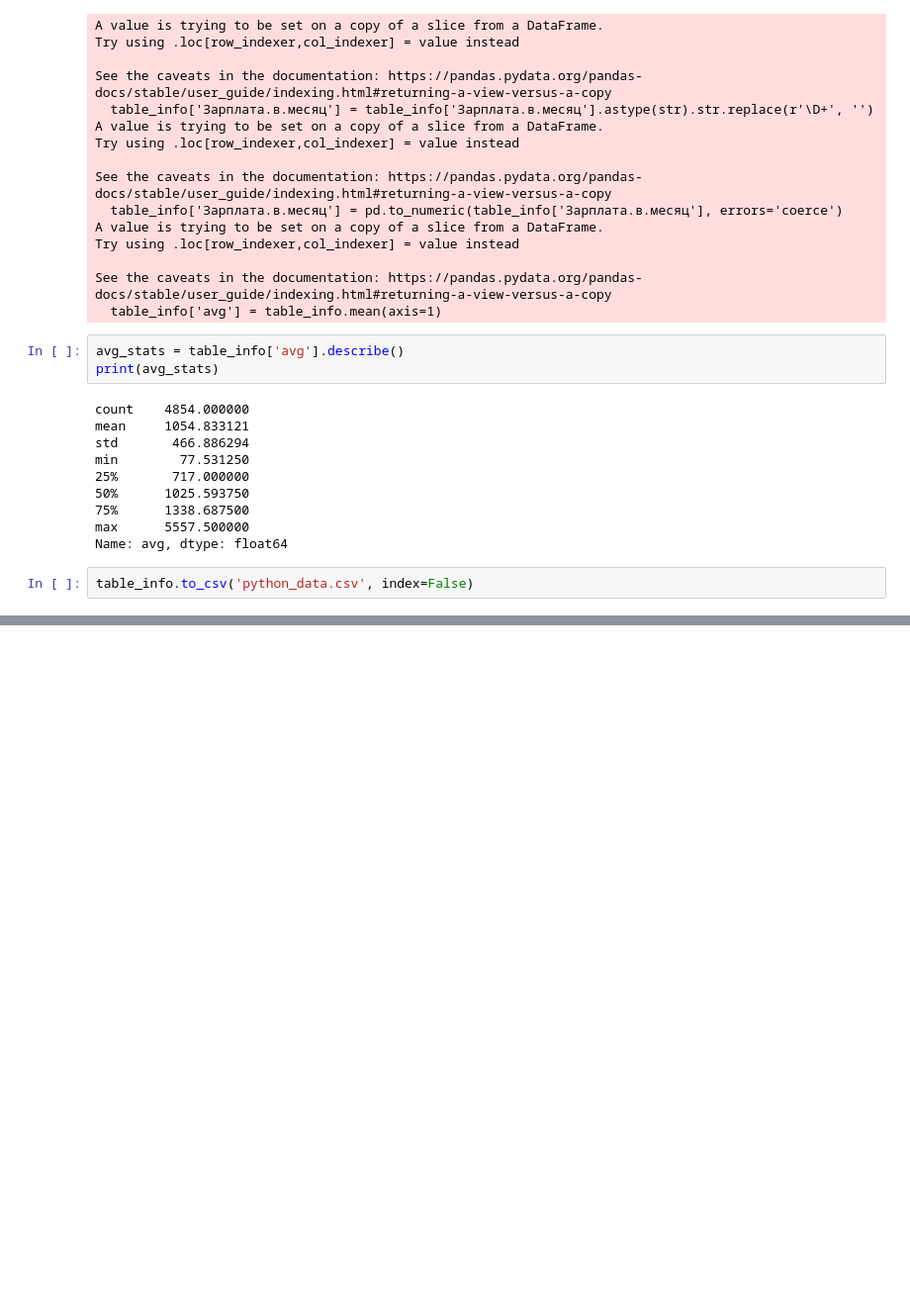
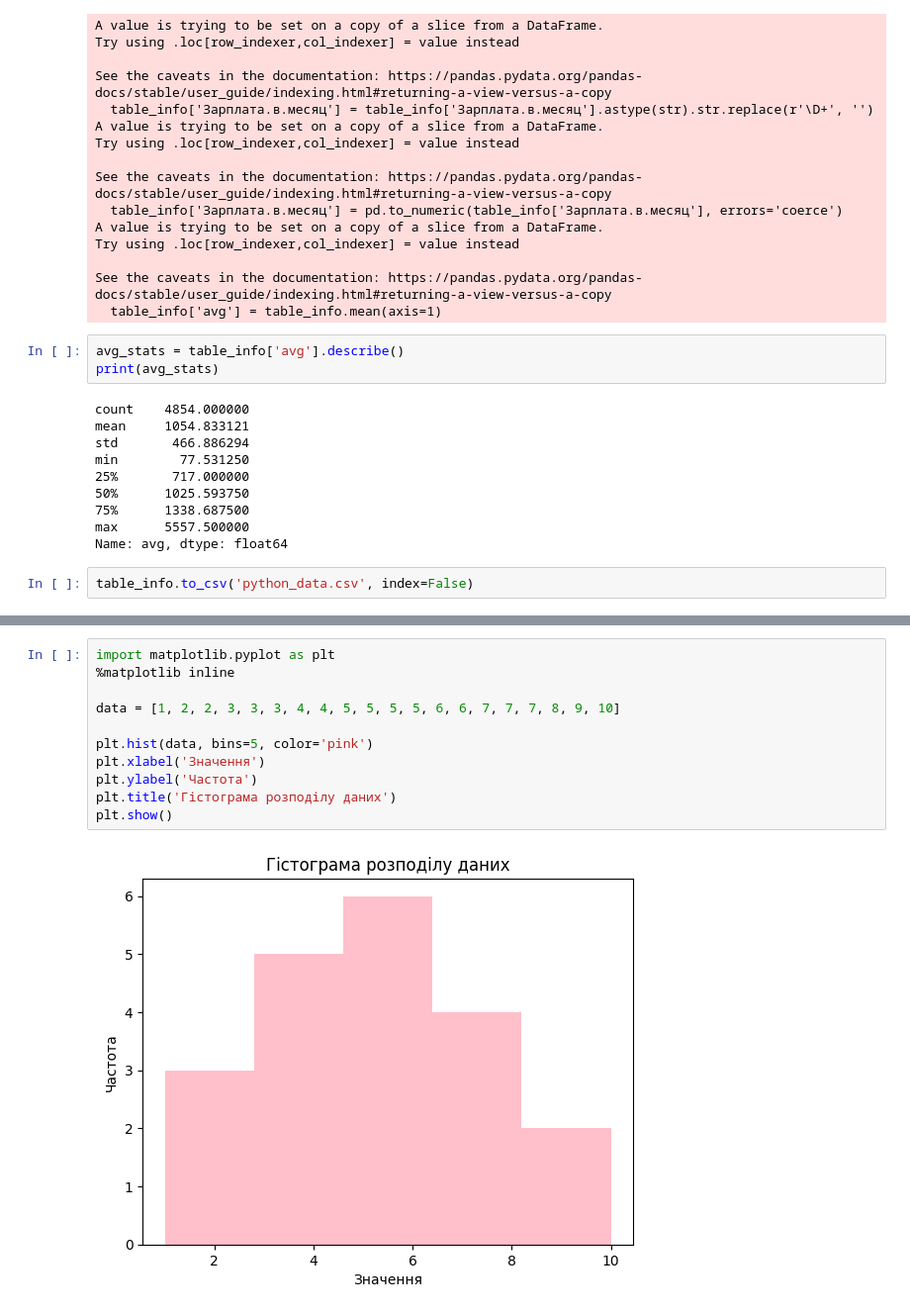
Before and after one commit to N1a2t3a/.Data_Science, a Jupyter notebook: HW2_2.ipynb, the cells around one changed output, grey strips where cells are left out. Shown at 99% size. Cells and saved outputs as stored; diff of their text form; blank space fills up the shorter version.

```diff
--- a/HW2_2.ipynb
+++ b/HW2_2.ipynb
@@ -158,0 +188,13 @@ table_info.to_csv('python_data.csv', index=False)
+# %%
+import matplotlib.pyplot as plt
+%matplotlib inline
+
+data = [1, 2, 2, 3, 3, 3, 4, 4, 5, 5, 5, 5, 6, 6, 7, 7, 7, 8, 9, 10]
+
+plt.hist(data, bins=5, color='pink')
+plt.xlabel('Значення')
+plt.ylabel('Частота')
+plt.title('Гістограма розподілу даних')
+plt.show()
+# %% [output]
+[figure, added]
```
Also changed, not shown: parts of 2 cells of this notebook.
